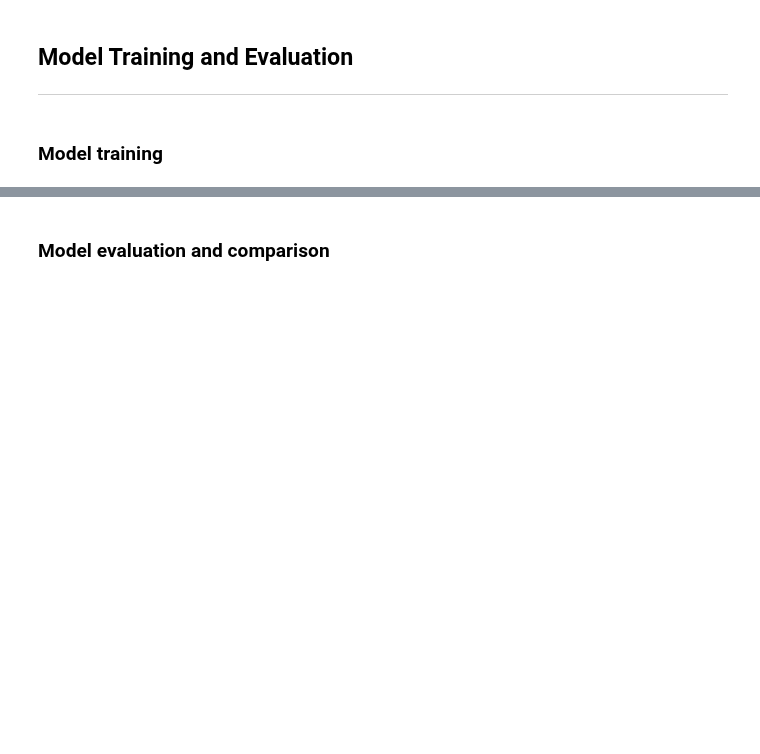
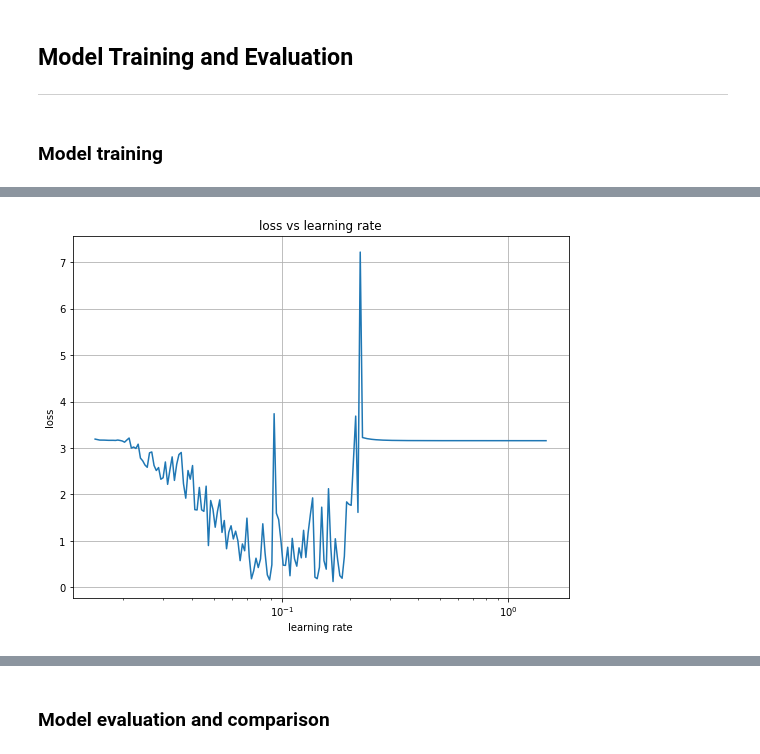
Before and after one commit to damilo/keyestcnn, a Jupyter notebook: keyestcnn.ipynb, the cells around one changed output, grey strips where cells are left out. Drawn from its saved outputs; the diff is of its cells as text; code cells hidden in the pictures; blank space fills up the shorter version.

```diff
--- a/keyestcnn.ipynb
+++ b/keyestcnn.ipynb
@@ -266,4 +263,6 @@ Using TensorFlow backend.
 from PIL import ImageFile
 ImageFile.LOAD_TRUNCATED_IMAGES = True
 
-spectro_tensors = paths_to_tensor (src_spectro_data['filenames'])
+spectro_tensors = paths_to_tensor (src_spectro_data_pd['filenames'])
+
+print ('[i] shape of spectrogram tensors:', spectro_tensors.shape)
@@ -274,6 +271,6 @@ print ('[i] shape of spectrogram tensors:', spectro_tensors.shape)
 # %%
 from keras.utils import np_utils
-targets = np_utils.to_categorical (np.array (src_spectro_data['target']), 24)
+targets = np_utils.to_categorical (np.array (src_spectro_data_pd['target']), 24)
 print ('[i] number of output classes:', targets.shape[1])
 # %% [output]
 [i] number of output classes: 24
@@ -344,11 +341,15 @@ net = layers.GlobalAveragePooling2D (name='fex.avg_flat') (net)
 
 #net = layers.Flatten (name='cls.flat_1') (net)
 
-net = layers.Dense (units=512, activation='relu', name='cls.fc_1') (net)
+net = layers.Dense (units=1024, activation='relu', name='cls.fc_1') (net)
 
 #net = layers.Dropout (0.25, seed=PARAM_RND_STATE, name='reg.drop_1') (net)
 
-net = layers.Dense (units=256, activation='relu', name='cls.fc_2') (net)
+net = layers.Dense (units=512, activation='relu', name='cls.fc_2') (net)
+
+net = layers.Dense (units=512, activation='relu', name='cls.fc_3') (net)
+
+net = layers.Dense (units=256, activation='relu', name='cls.fc_4') (net)
 
 # output layer
 outputs = layers.Dense (units=targets.shape[1], activation='softmax', name='output') (net)
@@ -399,10 +400,10 @@ def fbeta (y_true, y_pred):
 # %%
 from keras import optimizers, losses
 
-# old params: lr=0.001, mom=0.8
-PARAM_LR = 0.1 #0.0005
-PARAM_MOM = 0.9 #0.95
-opt = optimizers.SGD (lr=PARAM_LR, momentum=PARAM_MOM)
+PARAM_LR = 0.015 #initial start value for est opt lr: 0.0001
+PARAM_MOM = 0.9
+PARAM_LRDEC = PARAM_LR*0.01
+opt = optimizers.SGD (lr=PARAM_LR, momentum=PARAM_MOM, decay=PARAM_LRDEC)
 
 loss = losses.categorical_crossentropy
 
@@ -414,0 +512,16 @@ model.compile (optimizer=opt, loss=loss, metrics=[fbeta])
+# %%
+import pandas as pd
+import matplotlib.pyplot as plt
+%matplotlib inline
+
+fig, axs = plt.subplots (1, 1)
+
+df_train = pd.DataFrame (scalars_train, columns=model.metrics_names)
+axs.plot (scalars_lr, df_train['loss'])
+axs.set (ylabel='loss', xlabel='learning rate', title='loss vs learning rate')
+axs.set_xscale ('log')
+axs.grid ()
+
+fig.set_size_inches (640/fig.dpi, 480/fig.dpi)
+# %% [output]
+[figure, added]
```
Also changed, not shown: parts of 13 cells of this notebook, 2 other files.
